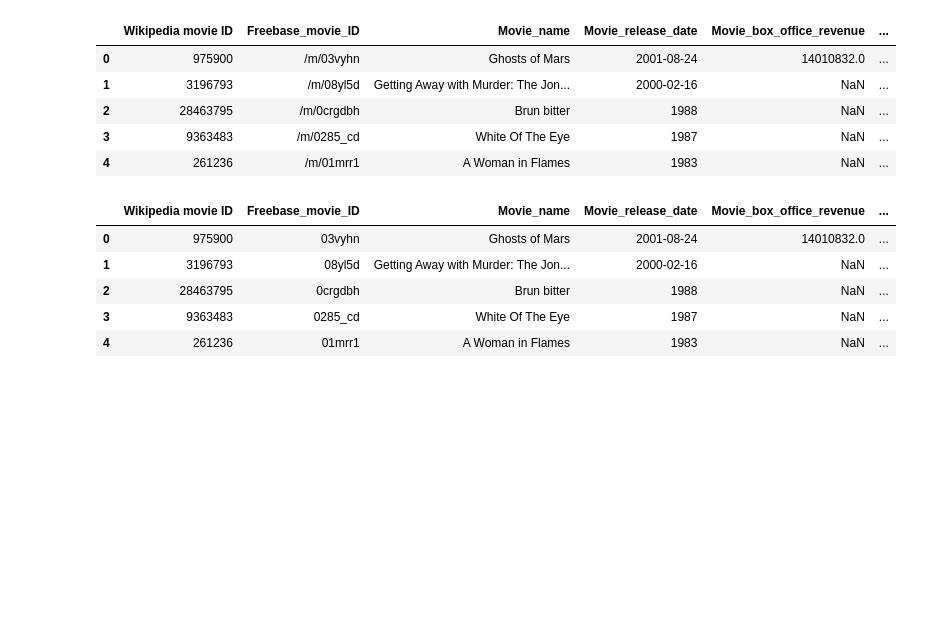
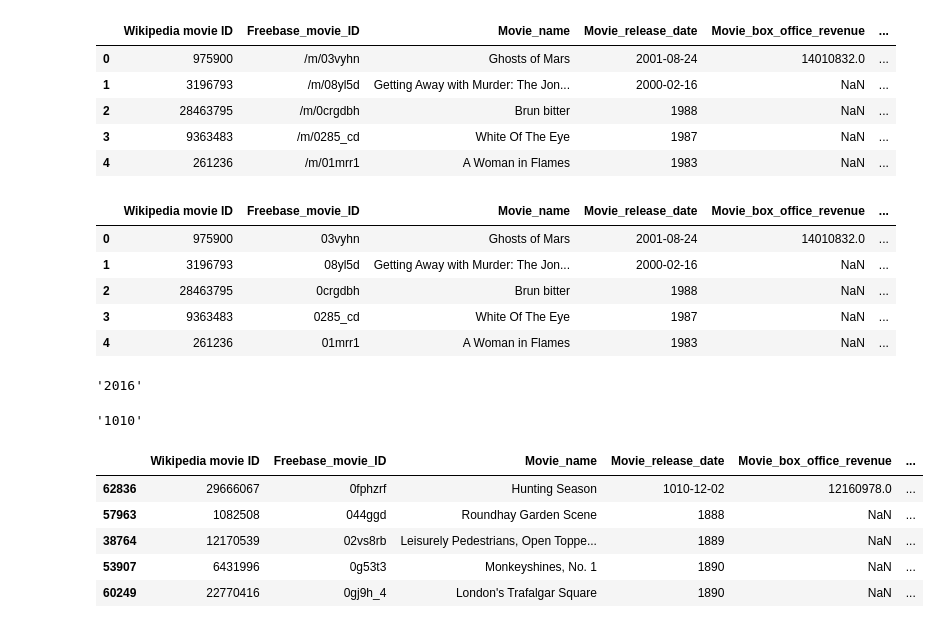
Before and after one commit to epfl-ada/ada-2023-project-pandalysts, a Jupyter notebook: init_pipeline.ipynb, the cells around one changed output. Cells and saved outputs as stored; diff of their text form; code cells hidden in the pictures; blank space fills up the shorter version.

```diff
--- a/init_pipeline.ipynb
+++ b/init_pipeline.ipynb
@@ -55,3 +63,17 @@ movie_summaries.head()
 | 2 | 28463795 | 0crgdbh | Brun bitter | 1988 | NaN | ... |
 | 3 | 9363483 | 0285_cd | White Of The Eye | 1987 | NaN | ... |
 | 4 | 261236 | 01mrr1 | A Woman in Flames | 1983 | NaN | ... |
+# %%
+display(movie_summaries['Movie_release_year'].dropna().max())
+display(movie_summaries['Movie_release_year'].dropna().min())
+# Movie released in 1010??? Turkey was miles ahead of other countries wow
+display(movie_summaries.sort_values(by='Movie_release_year').head())
+# %% [output]
+'2016'
+'1010'
+|  | Wikipedia movie ID | Freebase_movie_ID | Movie_name | Movie_release_date | Movie_box_office_revenue | ... |
+| 62836 | 29666067 | 0fphzrf | Hunting Season | 1010-12-02 | 12160978.0 | ... |
+| 57963 | 1082508 | 044ggd | Roundhay Garden Scene | 1888 | NaN | ... |
+| 38764 | 12170539 | 02vs8rb | Leisurely Pedestrians, Open Toppe... | 1889 | NaN | ... |
+| 53907 | 6431996 | 0g53t3 | Monkeyshines, No. 1 | 1890 | NaN | ... |
+| 60249 | 22770416 | 0gj9h_4 | London's Trafalgar Square | 1890 | NaN | ... |
```
Also changed, not shown: parts of 5 cells of this notebook.
